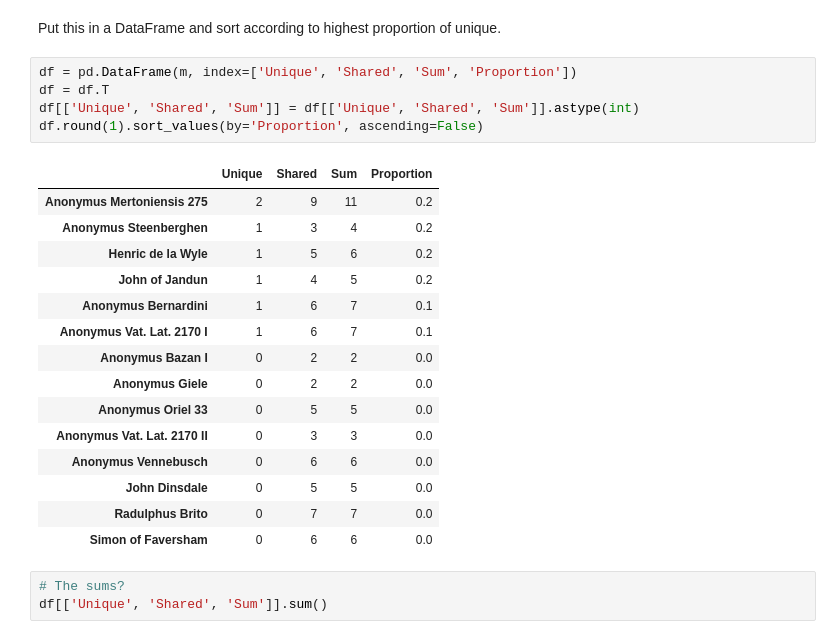
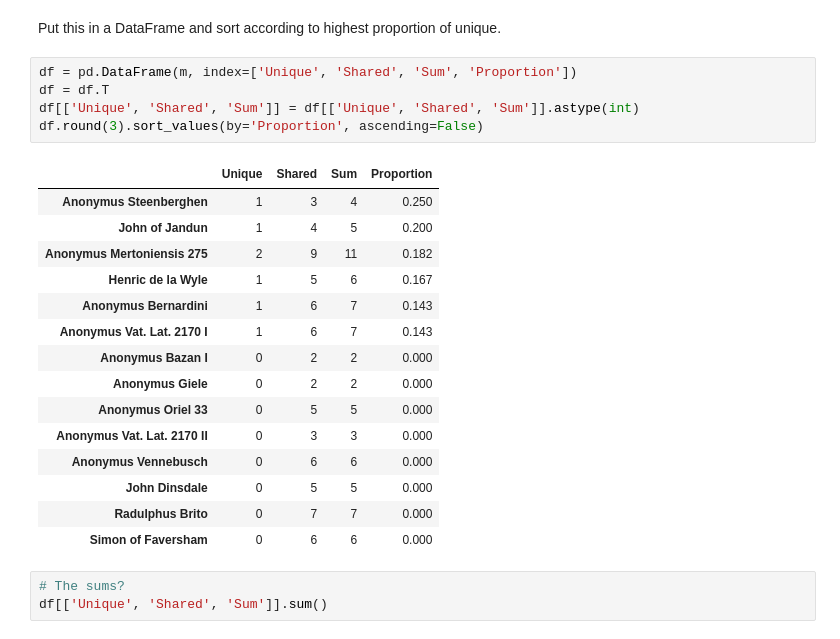
Before and after one commit to stenskjaer/dissertation-notebooks, a Jupyter notebook: doctrines.ipynb, the cells around one changed output. Saved outputs shown, nothing was run; the diff lists cells and outputs as text.

```diff
--- a/doctrines.ipynb
+++ b/doctrines.ipynb
@@ -275,24 +275,24 @@ Put this in a DataFrame and sort according to highest proportion of unique.
 # %%
 df = pd.DataFrame(m, index=['Unique', 'Shared', 'Sum', 'Proportion'])
 df = df.T
 df[['Unique', 'Shared', 'Sum']] = df[['Unique', 'Shared', 'Sum']].astype(int)
-df.round(1).sort_values(by='Proportion', ascending=False)
+df.round(3).sort_values(by='Proportion', ascending=False)
 # %% [output]
 |  | Unique | Shared | Sum | Proportion |
-| Anonymus Mertoniensis 275 | 2 | 9 | 11 | 0.2 |
-| Anonymus Steenberghen | 1 | 3 | 4 | 0.2 |
-| Henric de la Wyle | 1 | 5 | 6 | 0.2 |
-| John of Jandun | 1 | 4 | 5 | 0.2 |
-| Anonymus Bernardini | 1 | 6 | 7 | 0.1 |
-| Anonymus Vat. Lat. 2170 I | 1 | 6 | 7 | 0.1 |
-| Anonymus Bazan I | 0 | 2 | 2 | 0.0 |
-| Anonymus Giele | 0 | 2 | 2 | 0.0 |
-| Anonymus Oriel 33 | 0 | 5 | 5 | 0.0 |
-| Anonymus Vat. Lat. 2170 II | 0 | 3 | 3 | 0.0 |
-| Anonymus Vennebusch | 0 | 6 | 6 | 0.0 |
-| John Dinsdale | 0 | 5 | 5 | 0.0 |
-| Radulphus Brito | 0 | 7 | 7 | 0.0 |
-| Simon of Faversham | 0 | 6 | 6 | 0.0 |
+| Anonymus Steenberghen | 1 | 3 | 4 | 0.250 |
+| John of Jandun | 1 | 4 | 5 | 0.200 |
+| Anonymus Mertoniensis 275 | 2 | 9 | 11 | 0.182 |
+| Henric de la Wyle | 1 | 5 | 6 | 0.167 |
+| Anonymus Bernardini | 1 | 6 | 7 | 0.143 |
+| Anonymus Vat. Lat. 2170 I | 1 | 6 | 7 | 0.143 |
+| Anonymus Bazan I | 0 | 2 | 2 | 0.000 |
+| Anonymus Giele | 0 | 2 | 2 | 0.000 |
+| Anonymus Oriel 33 | 0 | 5 | 5 | 0.000 |
+| Anonymus Vat. Lat. 2170 II | 0 | 3 | 3 | 0.000 |
+| Anonymus Vennebusch | 0 | 6 | 6 | 0.000 |
+| John Dinsdale | 0 | 5 | 5 | 0.000 |
+| Radulphus Brito | 0 | 7 | 7 | 0.000 |
+| Simon of Faversham | 0 | 6 | 6 | 0.000 |
 # %%
 # The sums?
 df[['Unique', 'Shared', 'Sum']].sum()
```
Also changed, not shown: parts of 5 cells of this notebook.
